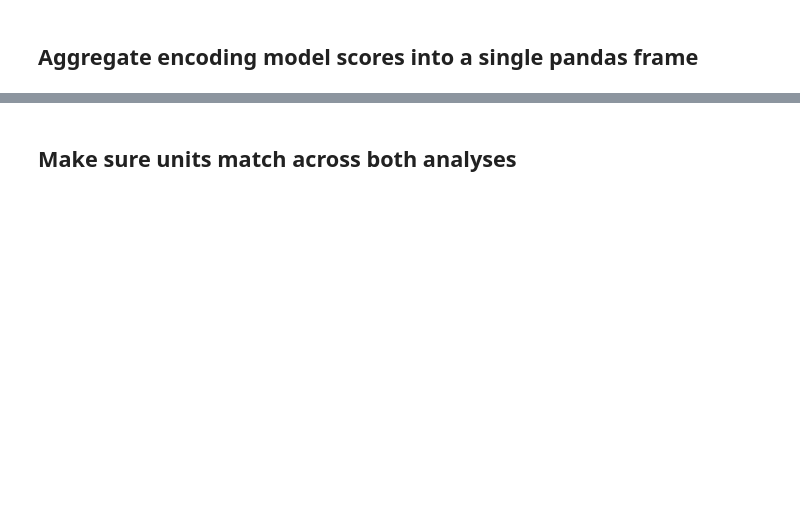
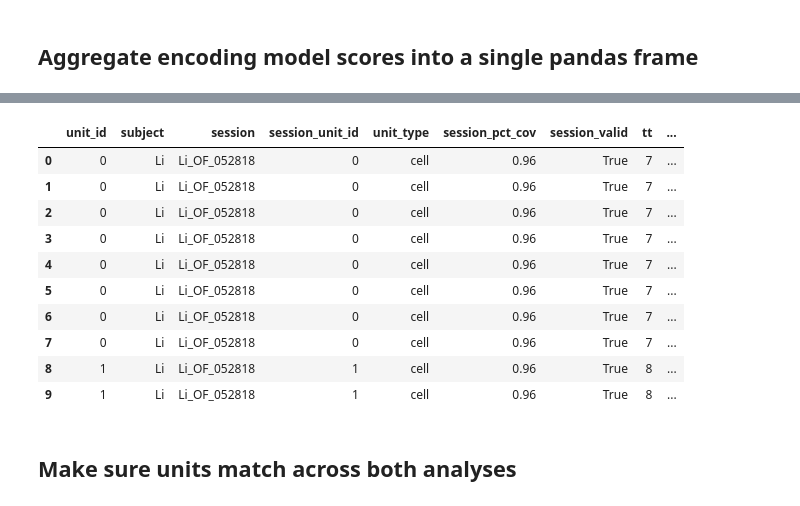
Before and after one commit to alexgonzl/TMA, a Jupyter notebook: Notebooks/OF_analyses_summary_notebook.ipynb, the cells around one changed output, grey strips where cells are left out. Drawn from its saved outputs; the diff is of its cells as text; code cells hidden in the pictures; blank space fills up the shorter version.

Commit message:
model scoring edit

```diff
--- a/Notebooks/OF_analyses_summary_notebook.ipynb
+++ b/Notebooks/OF_analyses_summary_notebook.ipynb
@@ -57,10 +58,11 @@ Wall time: 22.6 s
 ### Run Cell Below to analyze all the data
 # %%
 %%time
-if False:
+
+overwrite_analysis_flag = True
+if True:
     #subjects = ['Li', 'Ne', 'Cl']
-    subjects = ['Ne', 'Cl']
-    overwrite_analysis_flag = False
+    #subjects = ['Ne', 'Cl']
     for subject in subjects:
         subject_info = SubjectInfo(subject)
         for session in subject_info.sessions:
@@ -70,8 +72,8 @@ if False:
                     print(f'Processing Session {session}')
                     session_info = SubjectSessionInfo(subject, session)
                     #session_info.run_analyses(overwrite=overwrite_flag)
-                    session_info.get_encoding_models(overwrite_analysis_flag)
-                    #session_info.get_scores(overwrite=True)
+                    #session_info.get_encoding_models_scores(overwrite_analysis_flag)
+                    session_info.get_scores(overwrite=overwrite_analysis_flag)
                     t1 = time.time()
                     print(f"Session Processing Completed: {t1-t0:0.2f}s")
                     print()
@@ -291,12 +217,12 @@ def get_model_summmary_scores(subjects = None, overwrite = False, file_path=None
 
     if overwrite or (file_path is None):
         models = ['speed', 'hd', 'border', 'grid', 'pos']
-        metrics = ['r2', 'map_r', 'n_err']
+        metrics = ['r2', 'map_r', 'n_err', 'coef']
         splits = ['train', 'test']
         n_models = len(models)
         n_metrics = len(metrics)
         n_splits = len(splits)
-        n_vals_per_unit = n_models*n_metrics*n_splits
+        n_vals_per_unit = n_metrics*n_splits
 
         unit_count = 0
         model_scores = pd.DataFrame()
@@ -308,11 +234,12 @@ def get_model_summmary_scores(subjects = None, overwrite = False, file_path=None
                     n_session_units = session_info.n_units
                     if n_session_units>0:
                         try:
-                            temp = session_info.get_encoding_models()
+                            temp = session_info.get_encoding_models_scores()
                             mask = temp['metric'].isin(metrics) & temp['model'].isin(models)
 
-                            session_models_scores = pd.DataFrame(index=np.arange(n_session_units*n_vals_per_unit),
-                                                          columns=['unit_id','subject','session','session_unit_id','unit_type', 'session_pct_cov', 'session_valid',
+                            session_models_scores = pd.DataFrame(index=np.arange(n_session_units*n_vals_per_unit*n_models),
+                                                          columns=['unit_id','subject','session','session_unit_id',
+                                                                   'unit_type', 'session_pct_cov', 'session_valid',
                                                                    'tt', 'tt_cl', 'model', 'split', 'metric', 'value'])
                             session_models_scores.loc[:,['model', 'split', 'metric', 'value']] = \
                             temp.loc[mask, ['model', 'split', 'metric', 'value']].values
@@ -321,11 +248,13 @@ def get_model_summmary_scores(subjects = None, overwrite = False, file_path=None
                             session_models_scores['subject'] = session_info.subject
                             session_models_scores['session_unit_id'] = temp.loc[mask, 'unit_id'].values
 
-                            session_models_scores['unit_id'] = np.tile(np.arange(n_session_units),n_vals_per_unit)+unit_count
+                            #session_models_scores['unit_id'] = np.tile(np.arange(n_session_units),n_vals_per_unit)+unit_count
+                            session_models_scores['unit_id'] = np.tile(np.repeat(np.arange(n_session_units),n_vals_per_unit), n_models)+unit_count
 
-                            session_models_scores['unit_type'] = [v[0] for k, v in session_info.cluster_ids.items()]*n_vals_per_unit
-                            session_models_scores['tt'] = [v[1] for k, v in session_info.cluster_ids.items()]*n_vals_per_unit
-                            session_models_scores['tt_cl'] = [v[2] for k, v in session_info.cluster_ids.items()]*n_vals_per_unit
+                            session_models_scores['unit_type'] = np.tile(np.repeat([v[0] for k, v in session_info.cluster_ids.items()], n_vals_per_unit), n_models)
+                            session_models_scores['tt'] = np.tile(np.repeat([v[1] for k, v in session_info.cluster_ids.items()], n_vals_per_unit), n_models)
+                            #session_models_scores['tt_cl'] = [v[2] for k, v in session_info.cluster_ids.items()]*n_vals_per_unit
+                            session_models_scores['tt_cl'] = np.tile(np.repeat([v[2] for k, v in session_info.cluster_ids.items()], n_vals_per_unit), n_models)
 
                             behav = session_info.get_track_data()
                             coverage = np.around(behav['pos_valid_mask'].mean(),2)
@@ -340,13 +269,19 @@ def get_model_summmary_scores(subjects = None, overwrite = False, file_path=None
                                 cl_name = f"{session}-tt{tt}_d{depth}_cl{cl}"
                                 cl_names.append(cl_name)
 
-                            session_models_scores['cl_name'] = cl_names*n_vals_per_unit
+                            session_models_scores['cl_name'] = np.tile(np.repeat(cl_names,n_vals_per_unit),n_models)
 
                             model_scores = model_scores.append(session_models_scores)
                             unit_count += n_session_units
                         except ValueError:
+                            #print(sys.exc_info()[0], sys.exc_info()[1], sys.exc_info()[2].tb_lineno)
+                            #traceback.print_exc(file=sys.stdout)
+                            #return
                             pass
                         finally:
+                            #print(sys.exc_info()[0], sys.exc_info()[1], sys.exc_info()[2].tb_lineno)
+                            #traceback.print_exc(file=sys.stdout)
+                            #return
                             pass
         model_scores=model_scores.reset_index(drop=True)
         model_scores=model_scores.astype({"value": float})
@@ -360,5 +295,5 @@ def get_model_summmary_scores(subjects = None, overwrite = False, file_path=None
     return model_scores
 
 models_scores = get_model_summmary_scores(subjects=subjects, overwrite=overwrite, file_path=summary_data_path_local/models_scores_fn)
-models_scores.to_csv(summary_data_path_gd/models_scores_fn)
+#models_scores.to_csv(summary_data_path_gd/models_scores_fn)
 # %% [output]
@@ -368,3 +303,17 @@ Wall time: 54.4 s
+# %%
+models_scores[:10]
+# %% [output]
+|  | unit_id | subject | session | session_unit_id | unit_type | session_pct_cov | session_valid | tt | ... |
+| 0 | 0 | Li | Li_OF_052818 | 0 | cell | 0.96 | True | 7 | ... |
+| 1 | 0 | Li | Li_OF_052818 | 0 | cell | 0.96 | True | 7 | ... |
+| 2 | 0 | Li | Li_OF_052818 | 0 | cell | 0.96 | True | 7 | ... |
+| 3 | 0 | Li | Li_OF_052818 | 0 | cell | 0.96 | True | 7 | ... |
+| 4 | 0 | Li | Li_OF_052818 | 0 | cell | 0.96 | True | 7 | ... |
+| 5 | 0 | Li | Li_OF_052818 | 0 | cell | 0.96 | True | 7 | ... |
+| 6 | 0 | Li | Li_OF_052818 | 0 | cell | 0.96 | True | 7 | ... |
+| 7 | 0 | Li | Li_OF_052818 | 0 | cell | 0.96 | True | 7 | ... |
+| 8 | 1 | Li | Li_OF_052818 | 1 | cell | 0.96 | True | 8 | ... |
+| 9 | 1 | Li | Li_OF_052818 | 1 | cell | 0.96 | True | 8 | ... |
 # %% [markdown]
 ## Make sure units match across both analyses
 # %%
```
Also changed, not shown: parts of 7 cells of this notebook, 9 other files.
